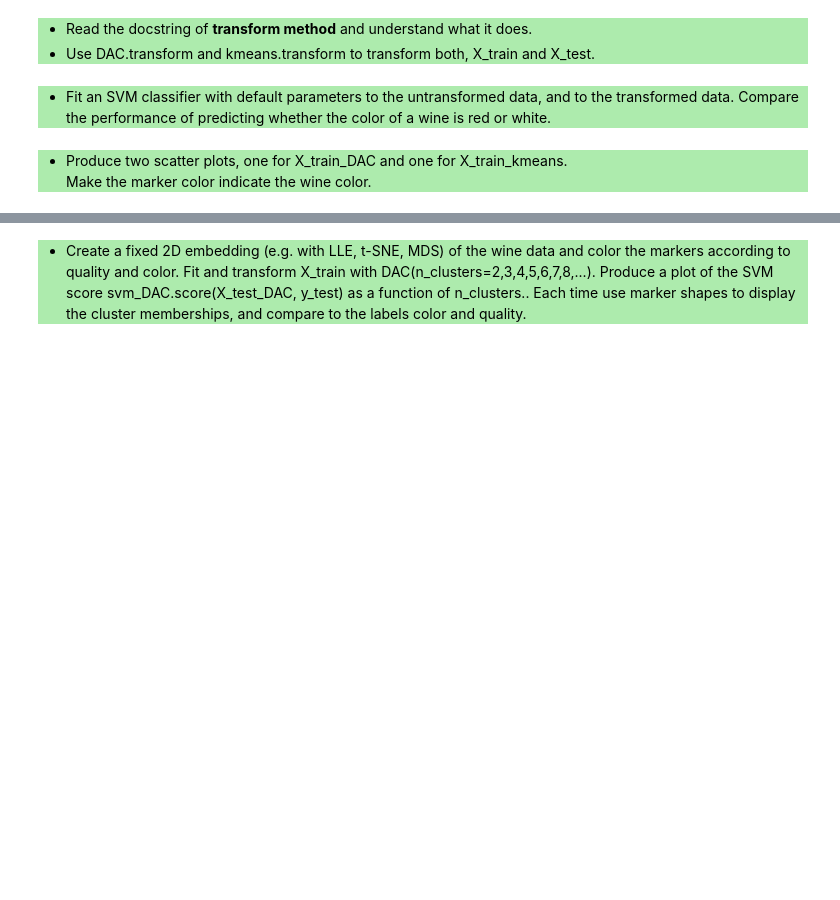
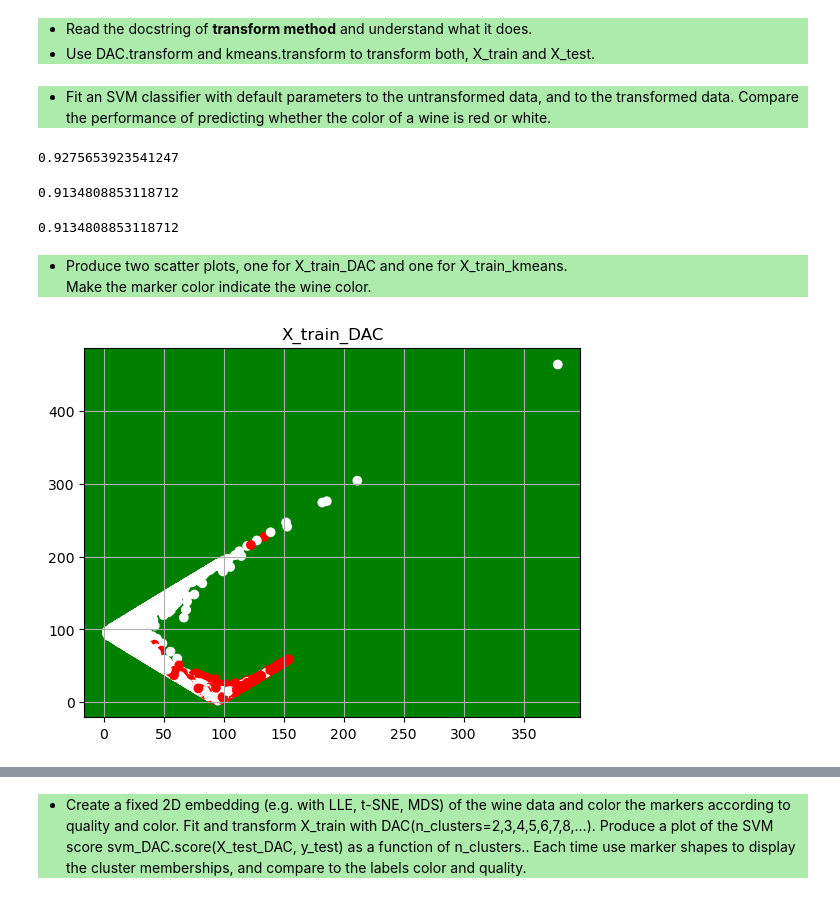
Before and after one commit to jiaqingxie/Statistical-Learning-Theory-ETHZ, a Jupyter notebook: Graded_Proj/slt-ce-2.ipynb, the cells around one changed output, grey strips where cells are left out. Cells and saved outputs as stored; diff of their text form; code cells hidden in the pictures; blank space fills up the shorter version.

```diff
--- a/Graded_Proj/slt-ce-2.ipynb
+++ b/Graded_Proj/slt-ce-2.ipynb
@@ -222,17 +253,23 @@ X_test_kmeans = kmeans.transform(X_test)
         </li>
     </ul>
 # %%
-svm = svm.SVC(random_state=42)
-svm.fit(X_train, y_train)
-svm.score(X_test, y_test)
+_svm = svm.SVC(random_state=42)
+_svm.fit(X_train, y_train)
+_svm.score(X_test, y_test)
+# %% [output]
+0.9275653923541247
 # %%
 svm_DAC = svm.SVC(random_state=42)
 svm_DAC.fit(X_train_DAC, y_train)
 svm_DAC.score(X_test_DAC, y_test)
+# %% [output]
+0.9134808853118712
 # %%
-svm = svm.SVC(random_state=42)
-svm.fit(X_train_kmeans, y_train)
-svm.score(X_test_kmeans, y_test)
+svm_2 = svm.SVC(random_state=42)
+svm_2.fit(X_train_kmeans, y_train)
+svm_2.score(X_test_kmeans, y_test)
+# %% [output]
+0.9134808853118712
 # %% [markdown]
 <ul style="background-color:#adebad;">
         <li>
@@ -240,3 +277,12 @@ svm.score(X_test_kmeans, y_test)
         Make the marker color indicate the wine color.
         </li>
     </ul>
+# %%
+fig, ax = plt.subplots()
+ax.scatter(X_train_DAC[:, 1], X_train_DAC[:, 0], c= np.ravel(y_train),label=np.ravel(y_train))
+ax.set_facecolor('green')
+ax.set_title('X_train_DAC')
+ax.grid(True)
+plt.show()
+# %% [output]
+[figure, added]
```
Also changed, not shown: parts of 25 cells of this notebook.
